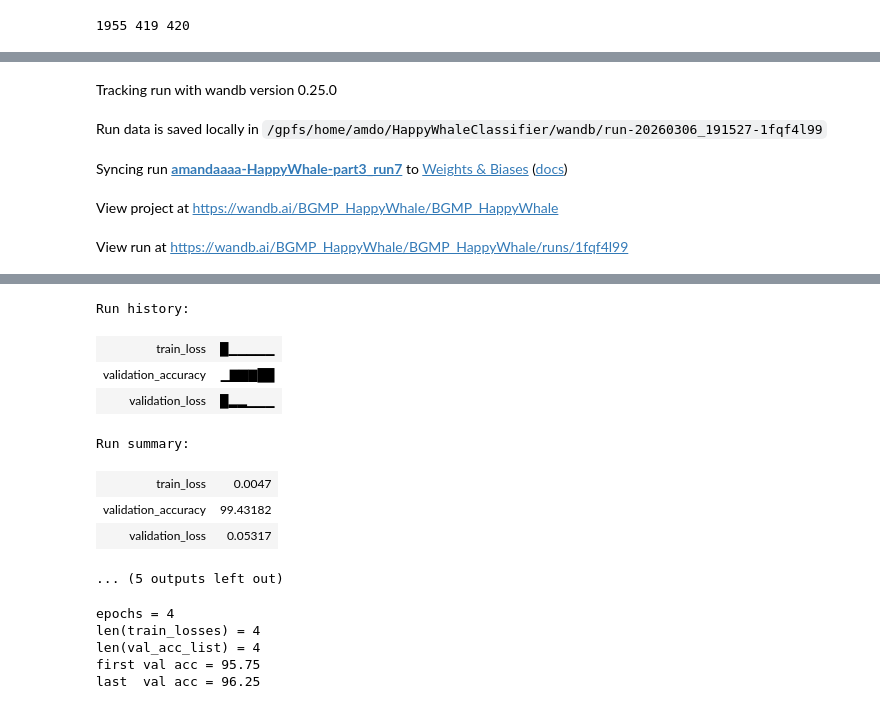
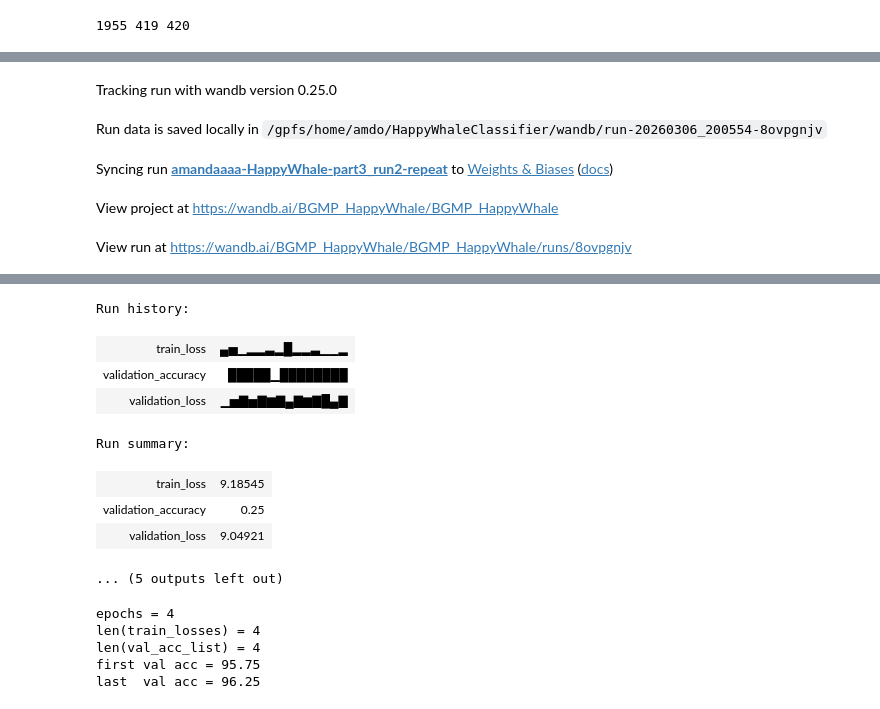
Before and after one commit to amdough/HappyWhaleClassifier, a Jupyter notebook: ML_part3.ipynb, the cells around one changed output, grey strips where cells are left out. Cells and saved outputs as stored; diff of their text form; code cells hidden in the pictures.

Commit message:
added part 3 code with run 2 from team goals

```diff
--- a/ML_part3.ipynb
+++ b/ML_part3.ipynb
@@ -138,7 +138,7 @@ Number of images per class:
 # %%
-batchsize = 88
-learning_rate=1e-4
-epochs=6
+batchsize = 50
+learning_rate=1e-12
+epochs=14
 
 train_loader = DataLoader(train_set, batch_size=batchsize, drop_last=True, sampler=train_sampler)
 val_loader = DataLoader(val_set, batch_size=batchsize, drop_last=True, shuffle=True)
@@ -245,11 +245,11 @@ optimizer = optim.Adam(model.parameters(), lr=learning_rate)
 # %%
 wandb.init(
     project="BGMP_HappyWhale",
-    name="amandaaaa-HappyWhale-part3_run7", ##update this with your name
-    config={"learning rate":.0001, # possibly update
+    name="amandaaaa-HappyWhale-part3_run2-repeat", ##update this with your name
+    config={"learning rate":.000000000001, # possibly update
         "architecture": "CNN",
         "dataset": "Species",
-        "epochs": 6, "batch_size":88}  # possibly update
+        "epochs": 14, "batch_size":50}  # possibly update
 )
 batch=0
 num_epochs = epochs
@@ -344,7 +344,7 @@ cm_analysis(y_true, y_pred, "Confusion matrix")
 # %% [output]
 [interactive output not drawn]
 Tracking run with wandb version 0.25.0
-Run data is saved locally in /gpfs/home/amdo/HappyWhaleClassifier/wandb/run-20260306_191527-1fqf4l99
+Run data is saved locally in /gpfs/home/amdo/HappyWhaleClassifier/wandb/run-20260306_200554-8ovpgnjv
-Syncing run amandaaaa-HappyWhale-part3_run7 to Weights & Biases (docs)
+Syncing run amandaaaa-HappyWhale-part3_run2-repeat to Weights & Biases (docs)
 View project at https://wandb.ai/BGMP_HappyWhale/BGMP_HappyWhale
-View run at https://wandb.ai/BGMP_HappyWhale/BGMP_HappyWhale/runs/1fqf4l99
+View run at https://wandb.ai/BGMP_HappyWhale/BGMP_HappyWhale/runs/8ovpgnjv
@@ -368,12 +368,12 @@ Epoch [6/6] Train Loss: 0.0047 | Train Acc: 100.00% | Val Acc: 99.43% | Val Loss
 [interactive output not drawn]
 Run history:
-| train_loss | █▁▁▁▁▁ |
-| validation_accuracy | ▁▇▇▇██ |
-| validation_loss | █▂▂▁▁▁ |
+| train_loss | ▄▅▁▂▂▃▂█▂▂▃▁▁▂ |
+| validation_accuracy | █████▁████████ |
+| validation_loss | ▁▅▇▅▇▆▇▄▇▆▇█▄▇ |
 Run summary:
-| train_loss | 0.0047 |
-| validation_accuracy | 99.43182 |
-| validation_loss | 0.05317 |
+| train_loss | 9.18545 |
+| validation_accuracy | 0.25 |
+| validation_loss | 9.04921 |
 ... (5 outputs left out)
 # %%
 print("epochs =", epochs)
```
Also changed, not shown: parts of 2 cells of this notebook.
